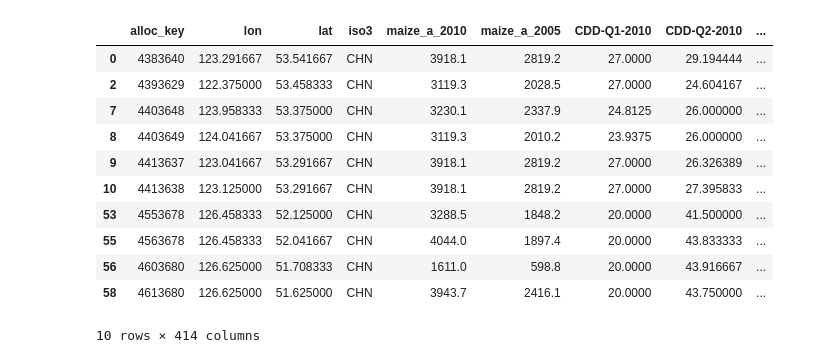
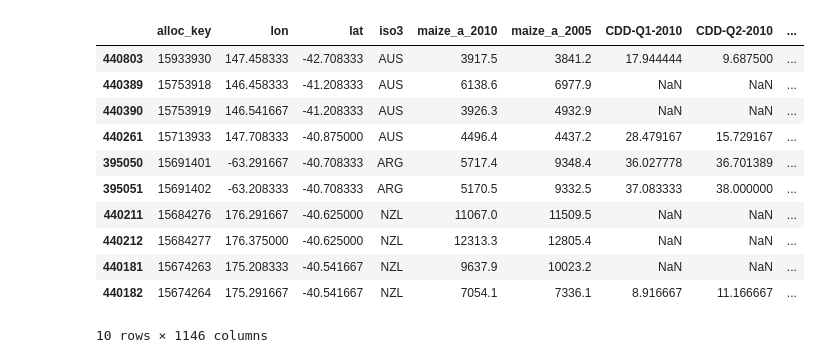
Before and after one commit to kenzaxtazi/agri-risk, a Jupyter notebook: create_training_sets.ipynb, the cells around one changed output. Drawn from its saved outputs; the diff is of its cells as text; code cells hidden in the pictures.

```diff
--- a/create_training_sets.ipynb
+++ b/create_training_sets.ipynb
@@ -82,8 +124,9 @@ data = merged.dropna()
 del merged
 
 # Only include non zero yields
-data = data[data['maize_a_2005'] > 0]
-data = data[data['maize_a_2010'] > 0]
+data = data[data[f'{crop}_a_2005'] > 0]
+data = data[data[f'{crop}_a_2010'] > 0]
+data.sort_values(['lat', 'lon'], ascending=True, inplace=True)
 data
 # %% [output]
 |  | alloc_key | lon | lat | iso3 | maize_a_2010 | maize_a_2005 |
@@ -101,5 +144,28 @@ data
 435996 rows × 6 columns
 # %%
+# Compute the 10 day features
+def compute_ten_day_feature(feature, file_location, year, dataset, interpolation_method='linear'):
+    days = ['05', '15', '25']
+    months = ['01', '02', '03', '04', '05', '06', '07', '08', '09', '10', '11', '12']
+    lats_ = xr.DataArray(list(data['lat'].values), dims='z')
+    lons_ = xr.DataArray(list(data['lon'].values), dims='z')
+    with xr.open_dataset(file_location) as ds:
+        feature_data = ds.load()
+        for day in days:
+            for month in months:
+                time = f'{year}-{month}-{day}'
+                timed = feature_data.sel(time=time).squeeze()
+                feature_interpolated = timed.interp(lat=lats_, lon=lons_, method='linear')
+                dataset[f'{feature}-{month}-{day}-{year}'] = getattr(feature_interpolated, feature)
+    all_ten_days = []
+    for month in months:
+        for day in days:
+            all_ten_days.append(f'{feature}-{month}-{day}-{year}')
+            dataset[f'{feature}-{month}-{year}'] = dataset[f'{feature}-{month}-05-{year}'] + dataset[f'{feature}-{month}-15-{year}'] + dataset[f'{feature}-{month}-25-{year}']
+    dataset = dataset.drop(columns=all_ten_days)
+
+    return dataset
+
 def compute_seasonal_feature(feature, file_location, year, dataset, interpolation_method='linear'):
     lats = xr.DataArray(list(dataset['lat'].values), dims='z')
     lons = xr.DataArray(list(dataset['lon'].values), dims='z')
@@ -112,6 +178,7 @@ def compute_seasonal_feature(feature, file_location, year, dataset, interpolatio
     }
     with xr.open_dataset(file_location) as ds:
         feature_data = ds.load()
+
     for quarter in quarters:
         feature_name = f'{feature}-{quarter}-{year}'
         time = f'{year}-{quarter_time_mapping[quarter]}'
@@ -121,7 +188,7 @@ def compute_seasonal_feature(feature, file_location, year, dataset, interpolatio
     return dataset
 # %%
 # Compute the seasonal features
-years = ['2010', '2005']
+years = ['2010', '2009', '2006', '2005', '2004']
 seasonal_features = [
     'CDD',
     'CFD',
@@ -169,30 +232,26 @@ def compute_ten_day_feature(feature, file_location, year, dataset, interpolation
 # %%
 # Choose the features you want on the top of the notebook based on the ten_day_feature_files
 # dict, and put them in this array.
-ten_day_features = [
-    'BEDD',
-    'FD',
-    'R20mm',
-    'RR1',
-    'DTR'
-]
-years = ['2010', '2005']
+ten_day_features = ten_day_feature_files.keys()
+years = ['2010', '2009', '2006', '2005', '2004']
 
 for feature in tqdm(ten_day_features):
     file_location = ten_day_data_folder + ten_day_feature_files[feature]
     for year in years:
         data = compute_ten_day_feature(feature, file_location, year, data, interpolation_method='linear')
+
+
 data.head(10)
 # %% [output]
 |  | alloc_key | lon | lat | iso3 | maize_a_2010 | maize_a_2005 | CDD-Q1-2010 | CDD-Q2-2010 | ... |
-| 0 | 4383640 | 123.291667 | 53.541667 | CHN | 3918.1 | 2819.2 | 27.0000 | 29.194444 | ... |
-| 2 | 4393629 | 122.375000 | 53.458333 | CHN | 3119.3 | 2028.5 | 27.0000 | 24.604167 | ... |
-| 7 | 4403648 | 123.958333 | 53.375000 | CHN | 3230.1 | 2337.9 | 24.8125 | 26.000000 | ... |
-| 8 | 4403649 | 124.041667 | 53.375000 | CHN | 3119.3 | 2010.2 | 23.9375 | 26.000000 | ... |
-| 9 | 4413637 | 123.041667 | 53.291667 | CHN | 3918.1 | 2819.2 | 27.0000 | 26.326389 | ... |
-| 10 | 4413638 | 123.125000 | 53.291667 | CHN | 3918.1 | 2819.2 | 27.0000 | 27.395833 | ... |
-| 53 | 4553678 | 126.458333 | 52.125000 | CHN | 3288.5 | 1848.2 | 20.0000 | 41.500000 | ... |
-| 55 | 4563678 | 126.458333 | 52.041667 | CHN | 4044.0 | 1897.4 | 20.0000 | 43.833333 | ... |
-| 56 | 4603680 | 126.625000 | 51.708333 | CHN | 1611.0 | 598.8 | 20.0000 | 43.916667 | ... |
-| 58 | 4613680 | 126.625000 | 51.625000 | CHN | 3943.7 | 2416.1 | 20.0000 | 43.750000 | ... |
+| 440803 | 15933930 | 147.458333 | -42.708333 | AUS | 3917.5 | 3841.2 | 17.944444 | 9.687500 | ... |
+| 440389 | 15753918 | 146.458333 | -41.208333 | AUS | 6138.6 | 6977.9 | NaN | NaN | ... |
+| 440390 | 15753919 | 146.541667 | -41.208333 | AUS | 3926.3 | 4932.9 | NaN | NaN | ... |
+| 440261 | 15713933 | 147.708333 | -40.875000 | AUS | 4496.4 | 4437.2 | 28.479167 | 15.729167 | ... |
+| 395050 | 15691401 | -63.291667 | -40.708333 | ARG | 5717.4 | 9348.4 | 36.027778 | 36.701389 | ... |
+| 395051 | 15691402 | -63.208333 | -40.708333 | ARG | 5170.5 | 9332.5 | 37.083333 | 38.000000 | ... |
+| 440211 | 15684276 | 176.291667 | -40.625000 | NZL | 11067.0 | 11509.5 | NaN | NaN | ... |
+| 440212 | 15684277 | 176.375000 | -40.625000 | NZL | 12313.3 | 12805.4 | NaN | NaN | ... |
+| 440181 | 15674263 | 175.208333 | -40.541667 | NZL | 9637.9 | 10023.2 | NaN | NaN | ... |
+| 440182 | 15674264 | 175.291667 | -40.541667 | NZL | 7054.1 | 7336.1 | 8.916667 | 11.166667 | ... |
-10 rows × 414 columns
+10 rows × 1146 columns
```
Also changed, not shown: parts of 33 cells of this notebook.
